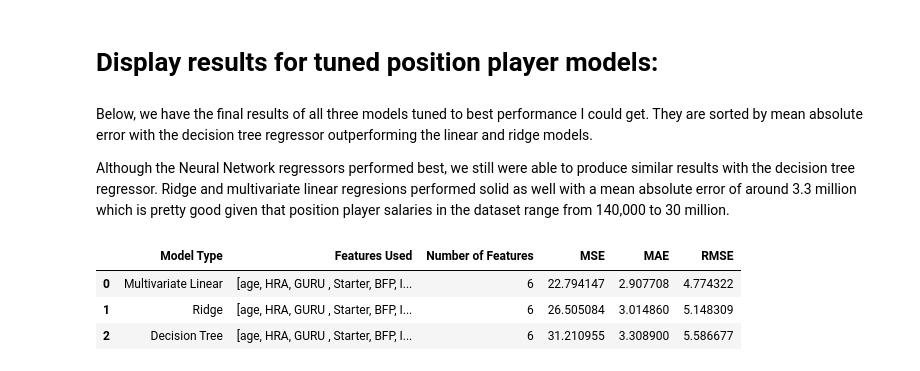
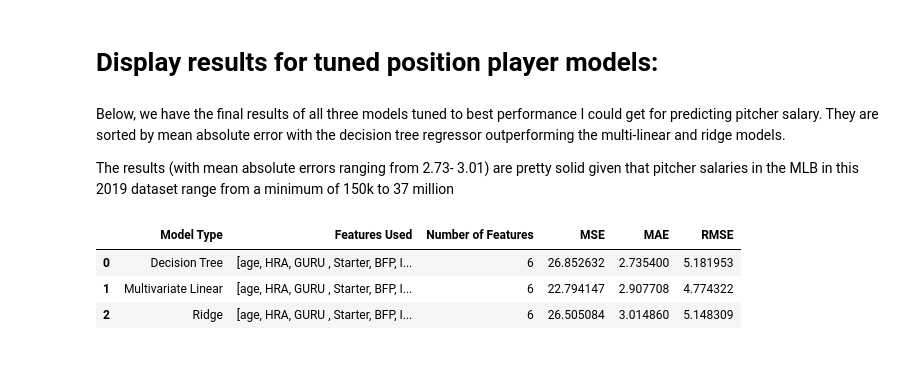
Before and after one commit to mnocerino23/MLB-Salary-Regressions, a Jupyter notebook: Pitcher_Tuning.ipynb, the cells around one changed output. Cells and saved outputs as stored; diff of their text form; code cells hidden in the pictures.

```diff
--- a/Pitcher_Tuning.ipynb
+++ b/Pitcher_Tuning.ipynb
@@ -337,5 +337,5 @@ dt_search.best_params_
 # %%
-dt_regressor = DecisionTreeRegressor(max_depth = 2, max_features='auto')
+dt_regressor = DecisionTreeRegressor(max_depth = 4, max_features= 'sqrt')
 # %%
 dt_regressor.fit(train_selected_X, train_y)
 # %% [output]
@@ -355,11 +355,11 @@ Root Mean Squared Error:  5.586676578440196
 # %%
-position_player_tuned = pd.DataFrame(columns = ['Model Type', 'Features Used', 'Number of Features', 'MSE', 'MAE', 'RMSE'])
+pitchers_tuned = pd.DataFrame(columns = ['Model Type', 'Features Used', 'Number of Features', 'MSE', 'MAE', 'RMSE'])
 # %% [markdown]
 # Display results for tuned position player models:
 # %%
-position_player_tuned['Model Type'] = ['Multivariate Linear', 'Ridge', 'Decision Tree']
-position_player_tuned['Number of Features'] = [6,6,6]
-position_player_tuned['Features Used'] = [['age', 'HRA', ' GURU ', 'Starter', 'BFP', 'IPOuts'],
+pitchers_tuned['Model Type'] = ['Multivariate Linear', 'Ridge', 'Decision Tree']
+pitchers_tuned['Number of Features'] = [6,6,6]
+pitchers_tuned['Features Used'] = [['age', 'HRA', ' GURU ', 'Starter', 'BFP', 'IPOuts'],
                                           ['age', 'HRA', ' GURU ', 'Starter', 'BFP', 'IPOuts'],
                                           ['age', 'HRA', ' GURU ', 'Starter', 'BFP', 'IPOuts']]
 # %%
@@ -378,17 +378,17 @@ rmse.append(np.sqrt(mean_squared_error(test_y, y_pred)))
 rmse.append(np.sqrt(mean_squared_error(test_y, y_predicted_ridge)))
 rmse.append(np.sqrt(mean_squared_error(test_y, y_pred_dt)))
 # %%
-position_player_tuned['MSE'] = mse
-position_player_tuned['MAE'] = mae
-position_player_tuned['RMSE'] = rmse
+pitchers_tuned['MSE'] = mse
+pitchers_tuned['MAE'] = mae
+pitchers_tuned['RMSE'] = rmse
 # %% [markdown]
-Below, we have the final results of all three models tuned to best performance I could get. They are sorted by mean absolute error with the decision tree regressor outperforming the linear and ridge models.
+Below, we have the final results of all three models tuned to best performance I could get for predicting pitcher salary. They are sorted by mean absolute error with the decision tree regressor outperforming the multi-linear and ridge models.
 
-Although the Neural Network regressors performed best, we still were able to produce similar results with the decision tree regressor. Ridge and multivariate linear regresions performed solid as well with a mean absolute error of around 3.3 million which is pretty good given that position player salaries in the dataset range from 140,000 to 30 million.
+The results (with mean absolute errors ranging from 2.73- 3.01) are pretty solid given that pitcher salaries in the MLB in this 2019 dataset range from a minimum of 150k to 37 million
 # %%
-position_player_tuned.sort_values(by = ['MAE']).reset_index(drop = True)
+pitchers_tuned.sort_values(by = ['MAE']).reset_index(drop = True)
 # %% [output]
 |  | Model Type | Features Used | Number of Features | MSE | MAE | RMSE |
-| 0 | Multivariate Linear | [age, HRA, GURU , Starter, BFP, I... | 6 | 22.794147 | 2.907708 | 4.774322 |
-| 1 | Ridge | [age, HRA, GURU , Starter, BFP, I... | 6 | 26.505084 | 3.014860 | 5.148309 |
-| 2 | Decision Tree | [age, HRA, GURU , Starter, BFP, I... | 6 | 31.210955 | 3.308900 | 5.586677 |
+| 0 | Decision Tree | [age, HRA, GURU , Starter, BFP, I... | 6 | 26.852632 | 2.735400 | 5.181953 |
+| 1 | Multivariate Linear | [age, HRA, GURU , Starter, BFP, I... | 6 | 22.794147 | 2.907708 | 4.774322 |
+| 2 | Ridge | [age, HRA, GURU , Starter, BFP, I... | 6 | 26.505084 | 3.014860 | 5.148309 |
```
Also changed, not shown: parts of 6 cells of this notebook.
